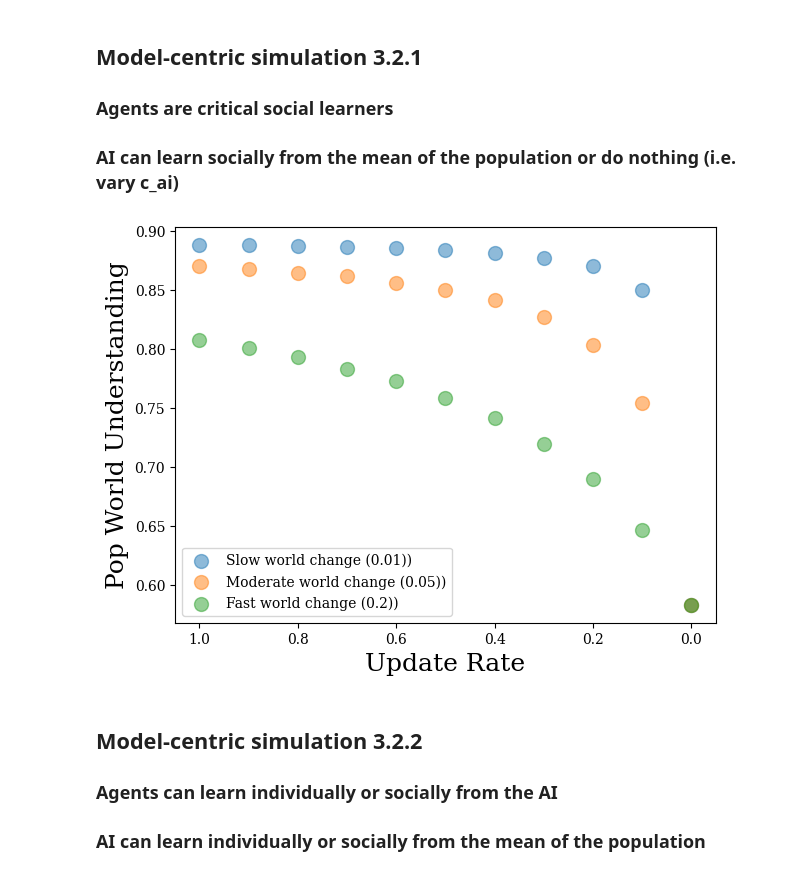
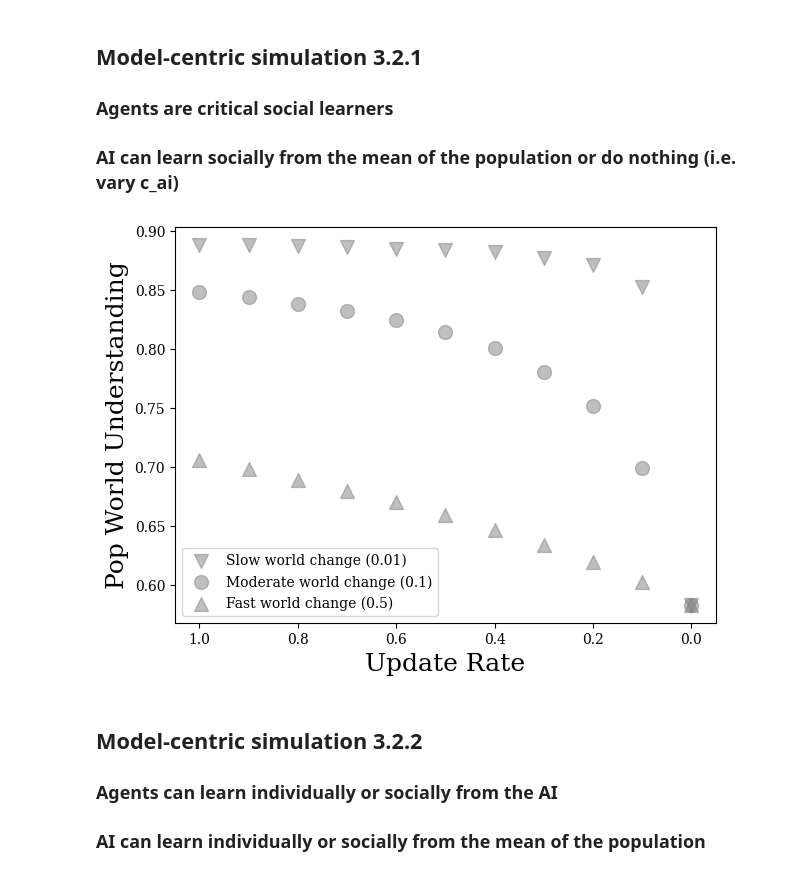
Before and after one commit to collinskatie/ai-rogers-paradox, a Jupyter notebook: sims.ipynb, the cells around one changed output. Saved outputs shown, nothing was run; the diff lists cells and outputs as text; code cells hidden in the pictures.

```diff
--- a/sims.ipynb
+++ b/sims.ipynb
@@ -176,7 +176,7 @@ params_dict = copy.copy(base_params_dict)
 params_dict['social_learning_mode'] = 'both'
 params_dict['resignation'] = True # Should AI resign if E[AI]<E[I]
 params_dict['resignation_hint'] = 1.0 #When AI resigns it should provide a hint that decreases cost of ind learning by this multiplier
-params_dict['sim_name'] = 'sec_exclude_baseline_ai_learn_twice'
+params_dict['sim_name'] = 'choose_who_3.1.1'
 
 social_learner_freqs, ai_bias_means, change_points, ai_adaptation, learner_adaptation, social_learner_adaptation = simulation.run_simulation(
     N=params_dict["N"], n_generations=params_dict["n_records"], u=params_dict["u"], c_I=params_dict["c_I"], c_AI=params_dict["c_AI"],
@@ -393,8 +393,9 @@ params_dict_local_base = copy.copy(base_params_dict)
 params_dict_local_base['social_learning_mode'] = 'ai'
 params_dict_local_base['critical'] = True
 params_dict_local_base['sim_name'] = 'sec_3_2_1_ai_update_freq'
+# params_dict_local_base['n_records'] = 100
 
-world_change_rates = {'slow': 0.01, 'moderate': 0.05, 'fast': 0.2}
+world_change_rates = {'slow': 0.01, 'moderate': 0.1, 'fast': 0.5}
 c_AI = np.arange(0, 1.01, 0.1)
 
 world_scores = {}
@@ -418,17 +419,20 @@ for world_change, world_change_rate in world_change_rates.items():
     world_scores[world_change] = scores
 # %%
 plt.figure()
-for world_change, scores in world_scores.items():
-    plt.scatter([1-x for x in c_AI], scores, s=100,label=f'{world_change.capitalize()} world change ({world_change_rates[world_change]}))', alpha=0.5)
+markers = ['v', 'o',  '^']
+
+for i, (world_change, scores) in enumerate(world_scores.items()):
+    plt.scatter([1-x for x in c_AI], scores, s=100,label=f'{world_change.capitalize()} world change ({world_change_rates[world_change]})', alpha=0.5,
+                marker=markers[i], c='grey')
 plt.gca().invert_xaxis()
 plt.ylabel("Pop World Understanding", fontsize=18)
 plt.xlabel("Update Rate", fontsize=18)
 # plt.ylim([0.5, 1.05])
 plt.legend()
 plt.tight_layout()
 plt.savefig("figures/update_schedule.pdf", dpi=400)
 # %% [output]
-[figure, old version]
+[figure, new version]
 # %% [markdown]
 ## Model-centric simulation 3.2.2
 ### Agents can learn individually or socially from the AI
```
Also changed, not shown: parts of 13 cells of this notebook, 29 other files.
